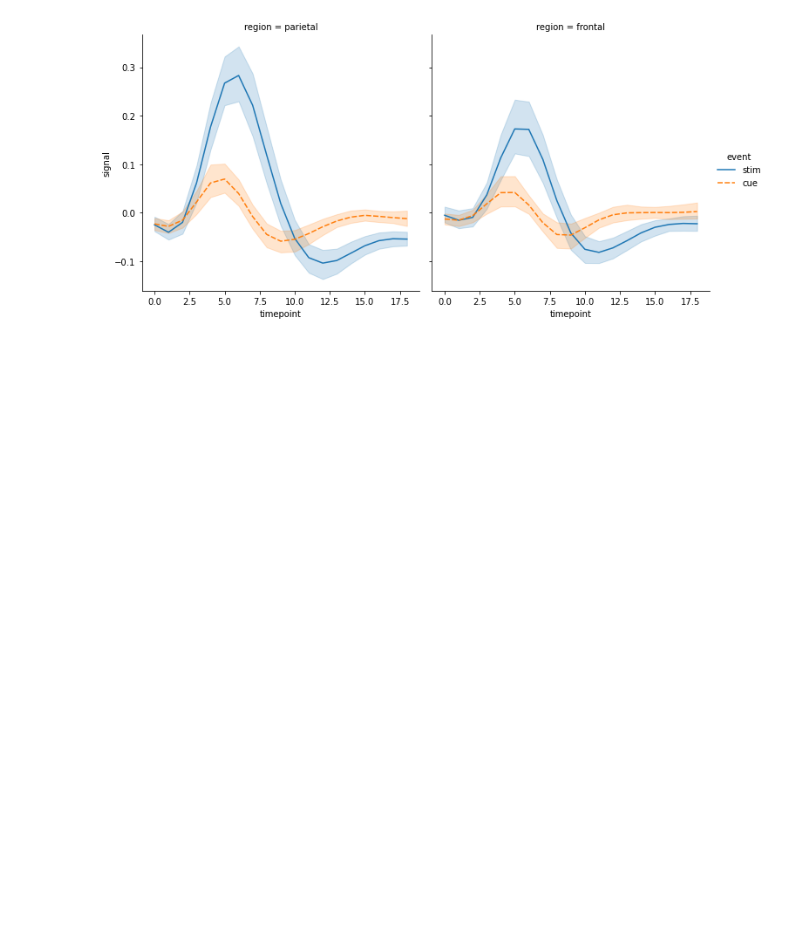
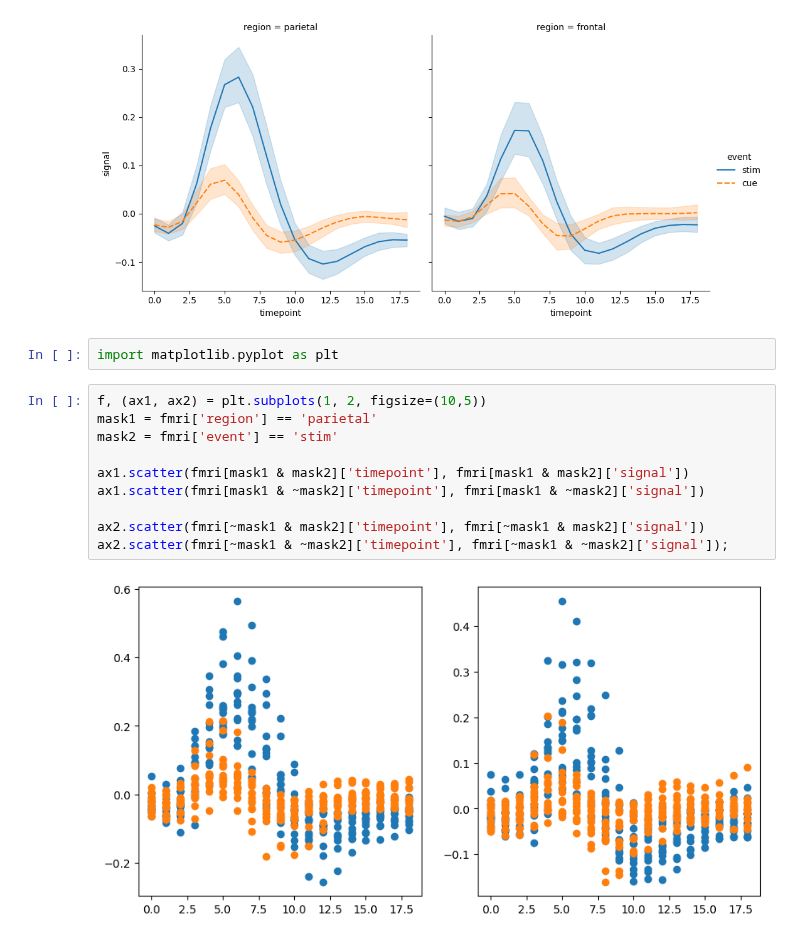
Before and after one commit to Morisset/Python-lectures-Notebooks, a Jupyter notebook: Notebooks/Useful_libraries.ipynb, the cells around one changed output. Saved outputs shown, nothing was run; the diff lists cells and outputs as text; blank space fills up the shorter version.

```diff
--- a/Notebooks/Useful_libraries.ipynb
+++ b/Notebooks/Useful_libraries.ipynb
@@ -534,3 +546,17 @@ sns.relplot(data=fmri, kind="line",
             hue="event", style="event");
 # %% [output]
 [figure]
+# %%
+import matplotlib.pyplot as plt
+# %%
+f, (ax1, ax2) = plt.subplots(1, 2, figsize=(10,5))
+mask1 = fmri['region'] == 'parietal'
+mask2 = fmri['event'] == 'stim'
+
+ax1.scatter(fmri[mask1 & mask2]['timepoint'], fmri[mask1 & mask2]['signal'])
+ax1.scatter(fmri[mask1 & ~mask2]['timepoint'], fmri[mask1 & ~mask2]['signal'])
+
+ax2.scatter(fmri[~mask1 & mask2]['timepoint'], fmri[~mask1 & mask2]['signal'])
+ax2.scatter(fmri[~mask1 & ~mask2]['timepoint'], fmri[~mask1 & ~mask2]['signal']);
+# %% [output]
+[figure, added]
```
Also changed, not shown: parts of 33 cells of this notebook.
